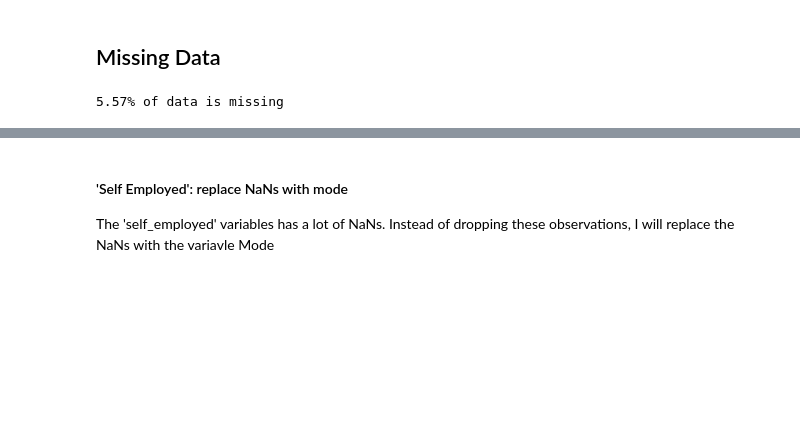
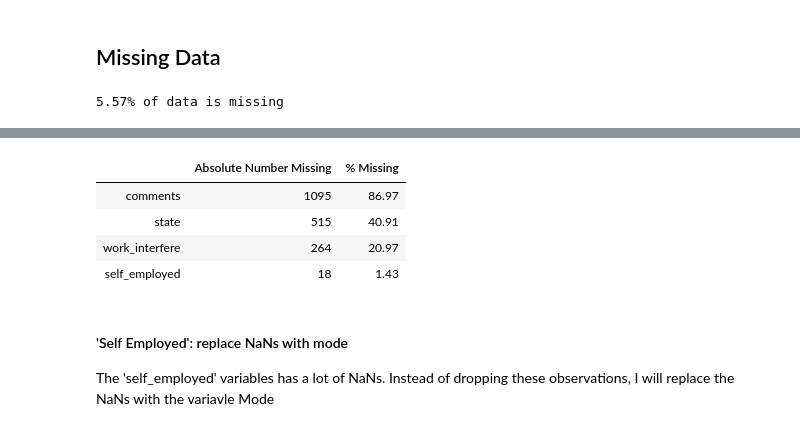
Before and after one commit to Taimur-Shabbir/mental-health-machine-learning, a Jupyter notebook: Notebook.ipynb, the cells around one changed output, grey strips where cells are left out. Cells and saved outputs as stored; diff of their text form; code cells hidden in the pictures; blank space fills up the shorter version.

```diff
--- a/Notebook.ipynb
+++ b/Notebook.ipynb
@@ -183,3 +137,12 @@ plt.yticks(fontsize = 10)
+# %%
+# only show columns with missing data
+summaryMissing[summaryMissing['% Missing'] > 0]
+# %% [output]
+|  | Absolute Number Missing | % Missing |
+| comments | 1095 | 86.97 |
+| state | 515 | 40.91 |
+| work_interfere | 264 | 20.97 |
+| self_employed | 18 | 1.43 |
 # %% [markdown]
 #### 'Self Employed': replace NaNs with mode
 
```
Also changed, not shown: parts of 4 cells of this notebook.
